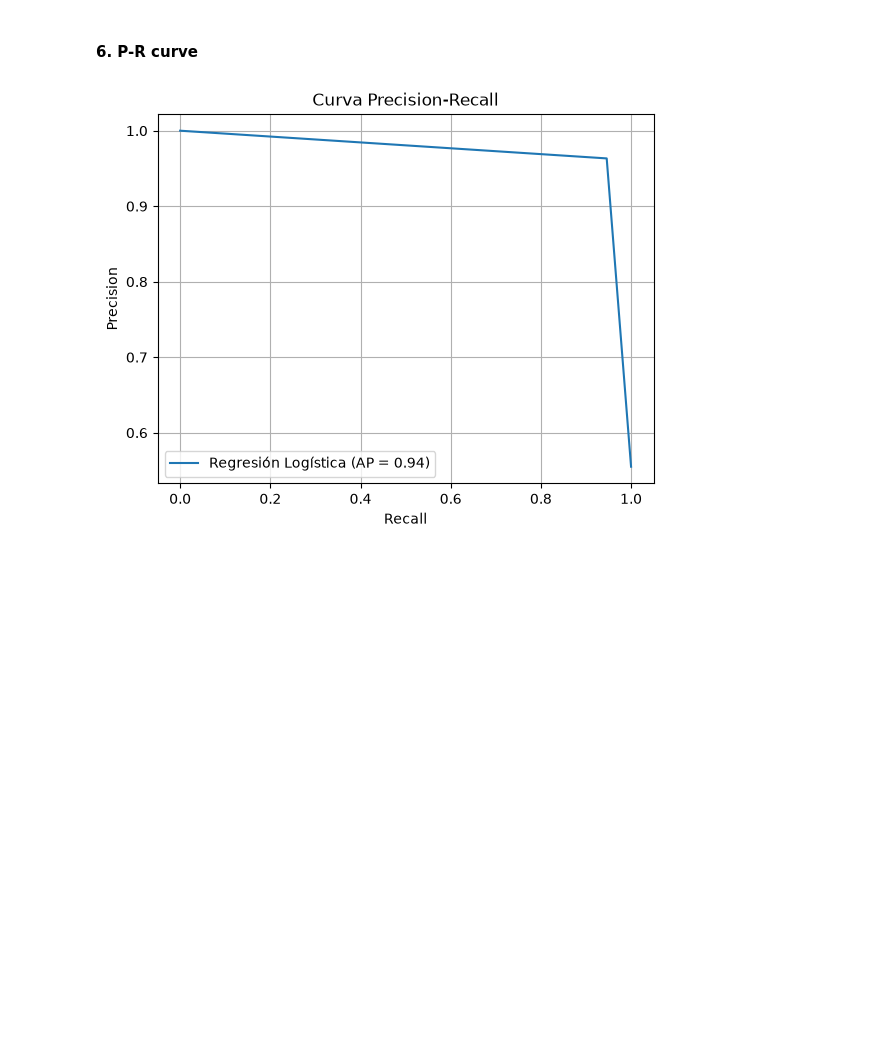
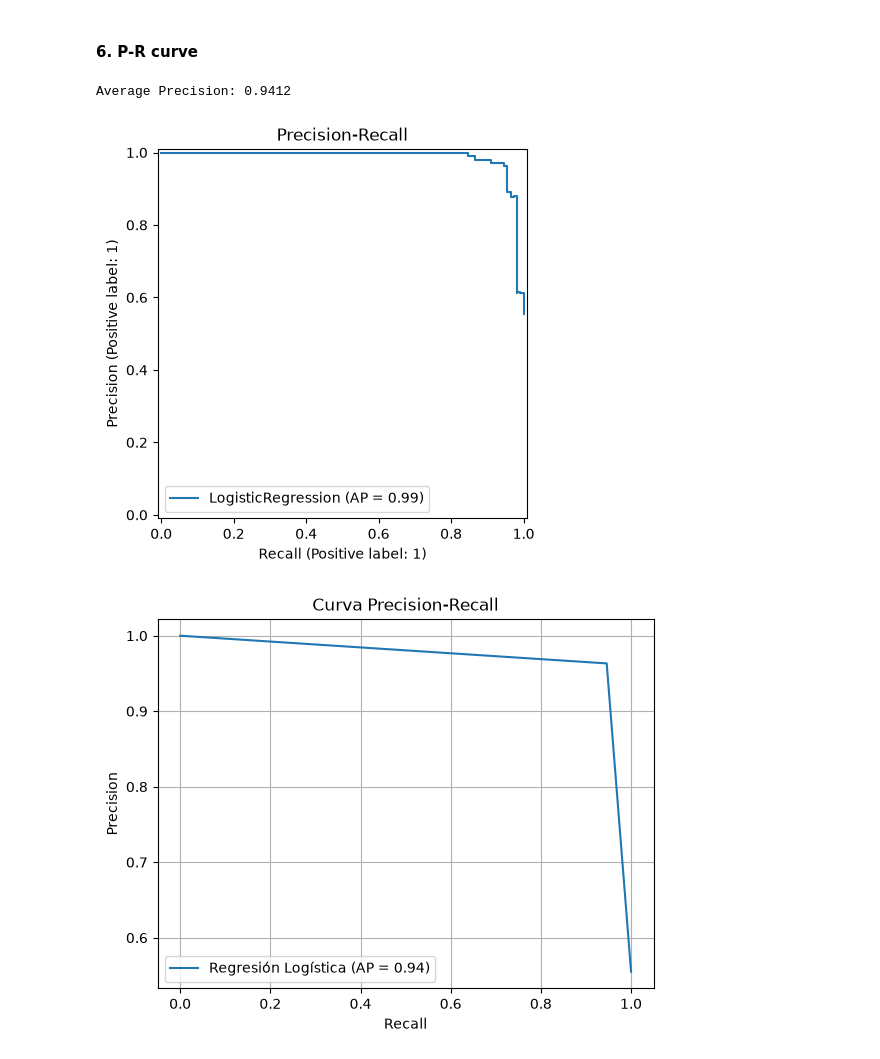
Before and after one commit to ngo20428/2026-10-BILBAO-FT-Data-Science, a Jupyter notebook: 3-Machine_Learning/1-Supervisado/2-Classification/4-Logistic_Regression/ejercicios/Logistic-regression predict-ad-click_ngo.ipynb, the cells around one changed output. Cells and saved outputs as stored; diff of their text form; code cells hidden in the pictures; blank space fills up the shorter version.

```diff
--- a/3-Machine_Learning/1-Supervisado/2-Classification/4-Logistic_Regression/ejercicios/Logistic-regression predict-ad-click_ngo.ipynb
+++ b/3-Machine_Learning/1-Supervisado/2-Classification/4-Logistic_Regression/ejercicios/Logistic-regression predict-ad-click_ngo.ipynb
@@ -531,6 +548,18 @@ RocCurveDisplay.from_predictions(y_test, predictions);
 
 
 #### 6. P-R curve
+# %%
+from sklearn.metrics import PrecisionRecallDisplay, average_precision_score
+
+ap = average_precision_score(y_test, predictions)
+print("Average Precision:", round(ap, 4))
+
+PrecisionRecallDisplay.from_estimator(model, X_test_scal, y_test)
+plt.title("Precision-Recall")
+plt.show()
+# %% [output]
+Average Precision: 0.9412
+[figure, added]
 # %%
 from sklearn.metrics import average_precision_score, precision_recall_curve
 
```
Also changed, not shown: parts of 10 cells of this notebook, 10 other files.
